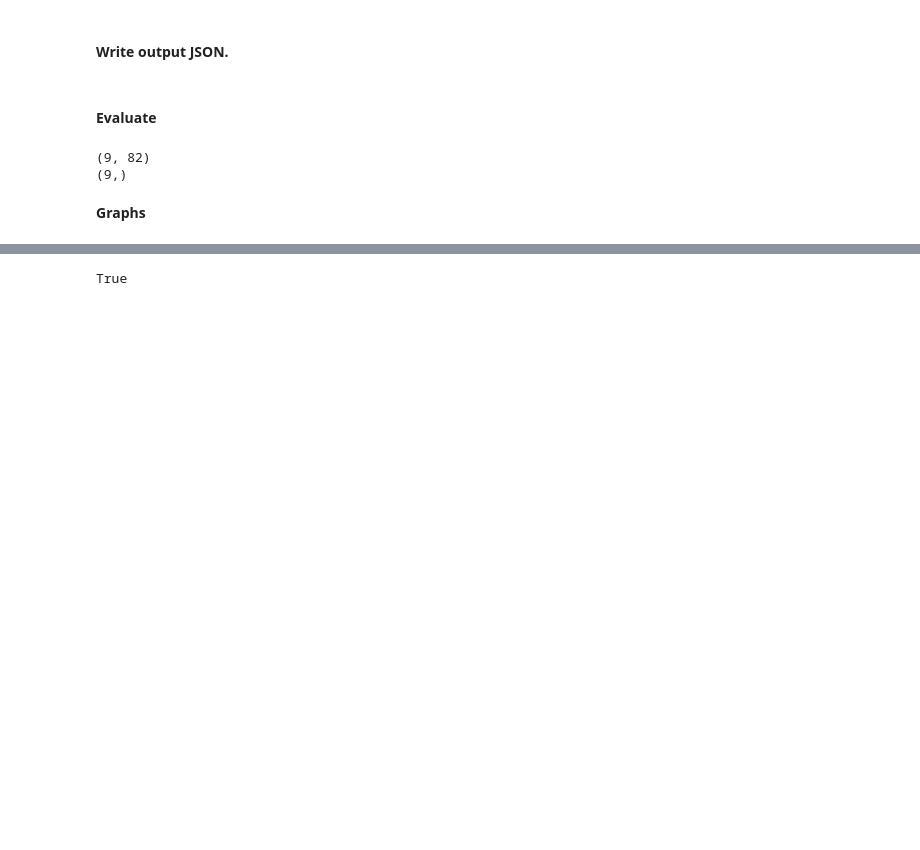
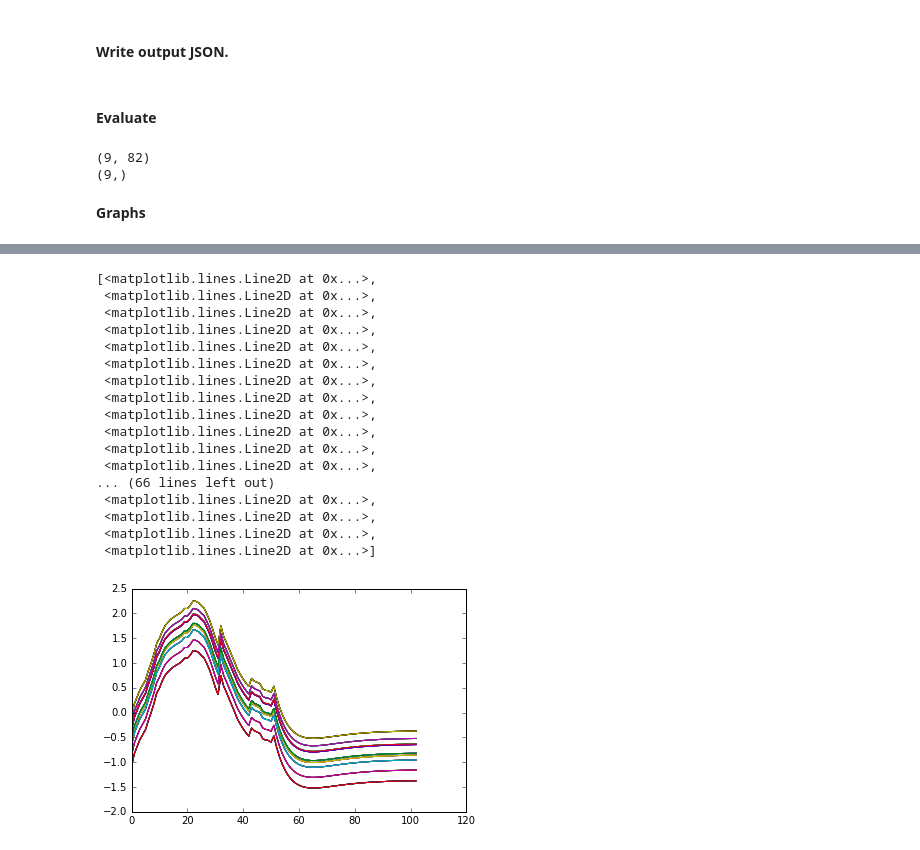
Before and after one commit to tonyduan/ppaml-cp7-blog, a Jupyter notebook: postprocessing.ipynb, the cells around one changed output, grey strips where cells are left out. Saved outputs shown, nothing was run; the diff lists cells and outputs as text; code cells hidden in the pictures; blank space fills up the shorter version.

```diff
--- a/postprocessing.ipynb
+++ b/postprocessing.ipynb
@@ -32,6 +32,9 @@ with open("log/dates.pickle", "rb") as picklefile:
 # %%
 with open("log/index_to_region.pickle", "rb") as picklefile:
     index_to_region = pickle.load(picklefile)
+# %%
+cov1 = np.loadtxt("data_processed/covariates1.txt")
+cov2 = np.loadtxt("data_processed/covariates2.txt")
 # %% [markdown]
 #### Parse out the county-level flu rates.
 # %%
@@ -149,12 +152,29 @@ sigmoid = lambda x: 1 / (1 + np.exp(-x))
 logit = lambda y: -1 * np.log((1 - y) / y)
 # %%
 obs = np.loadtxt("data_processed/obs.txt").T
-# %%
-logit(county_level_history[0][20]) == logit(predictions[(0,20)])
-# %% [output]
-True
 # %%
 # % matplotlib inline
+# %%
+plt.plot(cov1.T)
+# %% [output]
+[<matplotlib.lines.Line2D at 0x...>,
+ <matplotlib.lines.Line2D at 0x...>,
+ <matplotlib.lines.Line2D at 0x...>,
+ <matplotlib.lines.Line2D at 0x...>,
+ <matplotlib.lines.Line2D at 0x...>,
+ <matplotlib.lines.Line2D at 0x...>,
+ <matplotlib.lines.Line2D at 0x...>,
+ <matplotlib.lines.Line2D at 0x...>,
+ <matplotlib.lines.Line2D at 0x...>,
+ <matplotlib.lines.Line2D at 0x...>,
+ <matplotlib.lines.Line2D at 0x...>,
+ <matplotlib.lines.Line2D at 0x...>,
+... (66 lines left out)
+ <matplotlib.lines.Line2D at 0x...>,
+ <matplotlib.lines.Line2D at 0x...>,
+ <matplotlib.lines.Line2D at 0x...>,
+ <matplotlib.lines.Line2D at 0x...>]
+[figure, added]
 # %%
 plt.figure(figsize=(18, 6))
 plt.subplot(1,2,1)
```
Also changed, not shown: parts of 5 cells of this notebook, 23 other files.
